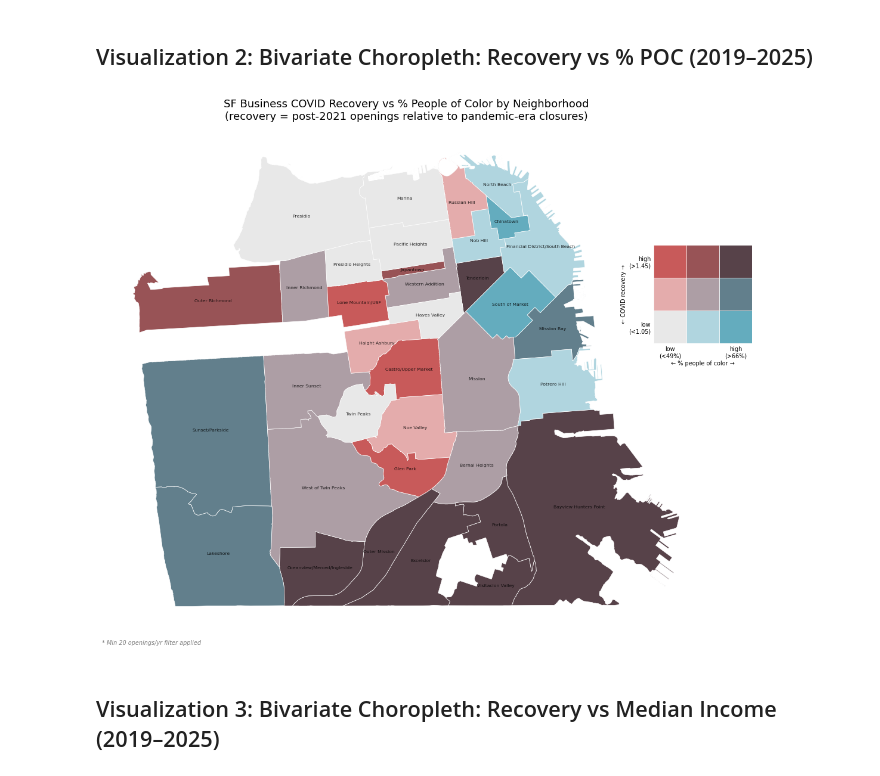
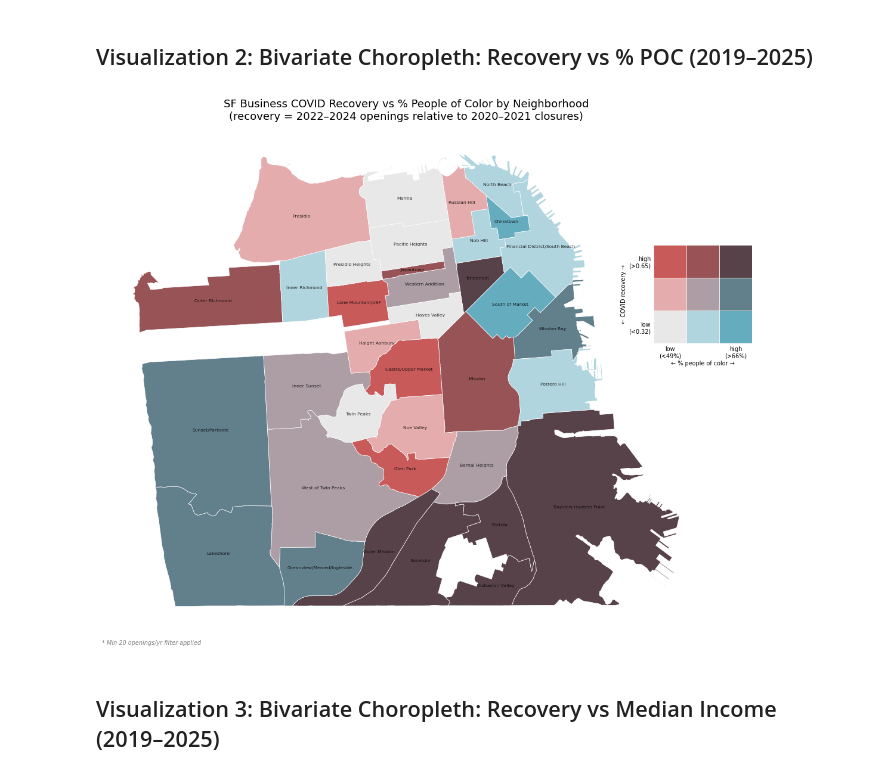
Before and after one commit to seanflannelly/SF-Businesses-Openings-Closings, a Jupyter notebook: notebooks/visualizations/04_visualizations_nbhd_demographics.ipynb, the cells around one changed output. Drawn from its saved outputs; the diff is of its cells as text; code cells hidden in the pictures.

```diff
--- a/notebooks/visualizations/04_visualizations_nbhd_demographics.ipynb
+++ b/notebooks/visualizations/04_visualizations_nbhd_demographics.ipynb
@@ -98,15 +98,15 @@ gdf_flat = gdf_raw[gdf_raw["year"].between(2019, 2025)].copy()
 
 baseline = gdf_flat[gdf_flat["year"] == 2019].set_index("neighborhood")["opened"]
 covid_closures = gdf_flat[gdf_flat["year"].between(2020, 2021)].groupby("neighborhood")["closed"].sum()
-recovery_openings = gdf_flat[gdf_flat["year"].between(2022, 2025)].groupby("neighborhood")["opened"].sum()
+recovery_openings = gdf_flat[gdf_flat["year"].between(2022, 2024)].groupby("neighborhood")["opened"].sum()
 
 rate_table = pd.DataFrame({
     "baseline": baseline,
     "closures_2020_21": covid_closures,
-    "openings_2022_25": recovery_openings,
+    "openings_2022_24": recovery_openings,
 }).fillna(0)
 rate_table["closure_rate"]  = rate_table["closures_2020_21"] / rate_table["baseline"]
-rate_table["recovery_rate"] = rate_table["openings_2022_25"] / rate_table["baseline"]
+rate_table["recovery_rate"] = rate_table["openings_2022_24"] / rate_table["baseline"]
 
 rate_table_filtered = rate_table[rate_table["baseline"] >= 50].copy()
 rate_table_filtered["resilience"] = rate_table_filtered["recovery_rate"] - rate_table_filtered["closure_rate"]
@@ -177,12 +177,10 @@ plt.show()
 # %%
 # Bivar colors
 BIV_COLORS_POC = [
-    ["#e8e8e8", "#b0d5df", "#64acbe"],   # low recovery:  light → blue
-    ["#e4acac", "#ad9ea5", "#627f8c"],   # mid recovery:  pink  → purple
-    ["#c85a5a", "#985356", "#574249"],   # high recovery: red   → dark
+    ["#e8e8e8", "#b0d5df", "#64acbe"],
+    ["#e4acac", "#ad9ea5", "#627f8c"],
+    ["#c85a5a", "#985356", "#574249"],
 ]
-
-# Merging covid resilience and combined
 
 combined_reset = combined.reset_index()
 
@@ -191,32 +189,25 @@ biv_df = (
     .merge(combined_reset, on="nhood", how="left")
 )
 
-# keep only complete observations
 biv_df = biv_df.dropna(subset=["resilience", "pct_poc"])
 
-# Making classifications for bivariate map
-
-# COVID recovery tertiles
 biv_df["recovery_tertile"] = pd.qcut(
     biv_df["resilience"],
     q=3,
     labels=[0, 1, 2]
 ).astype(int)
 
-# % POC tertiles
 biv_df["poc_tertile"] = pd.qcut(
     biv_df["pct_poc"],
     q=3,
     labels=[0, 1, 2]
 ).astype(int)
 
-# adding bivariate colors
 biv_df["biv_color"] = biv_df.apply(
     lambda r: BIV_COLORS_POC[r["recovery_tertile"]][r["poc_tertile"]],
     axis=1
 )
 
-# legend breaks
 recovery_breaks = (
     biv_df["resilience"]
     .quantile([0.33, 0.67])
@@ -229,7 +220,6 @@ poc_breaks = (
     .quantile([0.33, 0.67]) * 100
 ).round(0).tolist()
 
-# Plotting
 fig, ax = plt.subplots(1, 1, figsize=(13, 11))
 
 for color, group in biv_df.groupby("biv_color"):
@@ -250,17 +240,14 @@ for _, row in biv_df.iterrows():
 
 ax.set_title(
     "SF Business COVID Recovery vs % People of Color by Neighborhood\n"
-    "(recovery = post-2021 openings relative to pandemic-era closures)",
+    "(recovery = 2022–2024 openings relative to 2020–2021 closures)",
     fontsize=13,
     pad=12
 )
 
 ax.axis("off")
 
-
-# Adding legend
 legend_ax = fig.add_axes([0.82, 0.55, 0.15, 0.15])
-
 legend_ax.set_xlim(0, 3)
 legend_ax.set_ylim(0, 3)
 legend_ax.set_aspect("equal")
@@ -269,63 +256,46 @@ for row_i in range(3):
     for col_i in range(3):
         legend_ax.add_patch(
             plt.Rectangle(
-                (col_i, row_i),
-                1,
-                1,
+                (col_i, row_i), 1, 1,
                 color=BIV_COLORS_POC[row_i][col_i],
-                ec="white",
-                lw=0.5
+                ec="white", lw=0.5
             )
         )
 
 legend_ax.set_xticks([0.5, 1.5, 2.5])
 legend_ax.set_yticks([0.5, 1.5, 2.5])
 
 legend_ax.set_xticklabels(
-    [
-        f"low\n(<{int(poc_breaks[0])}%)",
-        "",
-        f"high\n(>{int(poc_breaks[1])}%)"
-    ],
+    [f"low\n(<{int(poc_breaks[0])}%)", "", f"high\n(>{int(poc_breaks[1])}%)"],
     fontsize=7
 )
-
 legend_ax.set_yticklabels(
-    [
-        f"low\n(<{recovery_breaks[0]})",
-        "",
-        f"high\n(>{recovery_breaks[1]})"
-    ],
+    [f"low\n(<{recovery_breaks[0]})", "", f"high\n(>{recovery_breaks[1]})"],
     fontsize=7
 )
 
 legend_ax.set_xlabel("← % people of color →", fontsize=7, labelpad=2)
 legend_ax.set_ylabel("← COVID recovery →", fontsize=7, labelpad=2)
-
 legend_ax.tick_params(length=0)
 
 for spine in legend_ax.spines.values():
     spine.set_visible(False)
 
-
 fig.text(
-    0.12,
-    0.09,
+    0.12, 0.09,
     "* Min 20 openings/yr filter applied",
-    fontsize=7,
-    color="gray",
-    style="italic"
+    fontsize=7, color="gray", style="italic"
 )
 
 plt.savefig(
     "../../outputs/neighborhood_bivariate_poc_choropleth.png",
     dpi=150,
     bbox_inches="tight"
 )
 
 plt.show()
 # %% [output]
-[figure, old version]
+[figure, new version]
 # %% [markdown]
 ## Visualization 3: Bivariate Choropleth: Recovery vs Median Income (2019–2025)
 # %%
```
Also changed, not shown: parts of 2 cells of this notebook, 2 other files.
